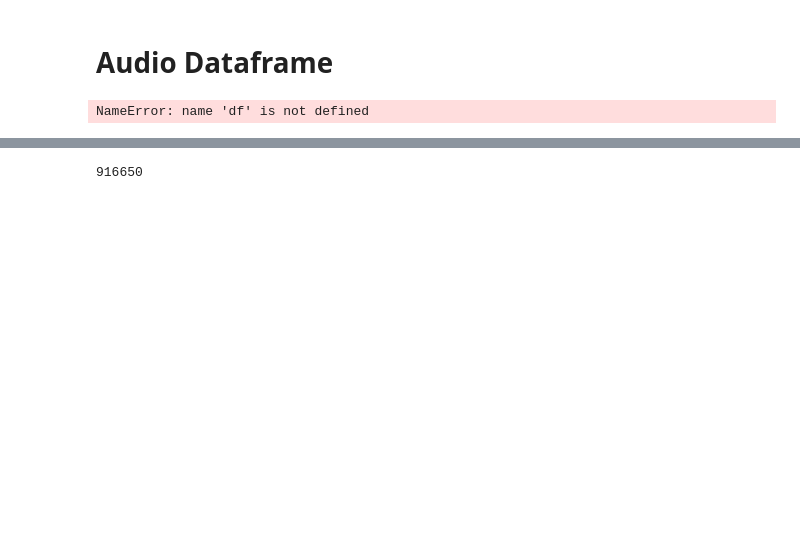
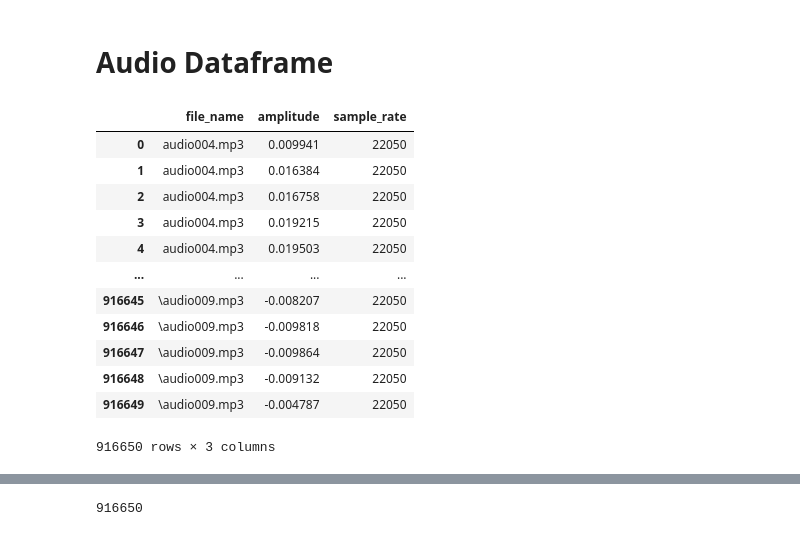
Before and after one commit to mwahid60/audio_preprocesing, a Jupyter notebook: emotion.ipynb, the cells around one changed output, grey strips where cells are left out. Saved outputs shown, nothing was run; the diff lists cells and outputs as text; code cells hidden in the pictures; blank space fills up the shorter version.

```diff
--- a/emotion.ipynb
+++ b/emotion.ipynb
@@ -63,9 +63,21 @@ df['file_name'] = file_name
 df['amplitude'] = amplitude
 df['sample_rate'] = sample_rate
 # %%
-df.head(15)
+df
 # %% [output]
+|  | file_name | amplitude | sample_rate |
+| 0 | audio004.mp3 | 0.009941 | 22050 |
+| 1 | audio004.mp3 | 0.016384 | 22050 |
+| 2 | audio004.mp3 | 0.016758 | 22050 |
+| 3 | audio004.mp3 | 0.019215 | 22050 |
+| 4 | audio004.mp3 | 0.019503 | 22050 |
+| ... | ... | ... | ... |
+| 916645 | \audio009.mp3 | -0.008207 | 22050 |
+| 916646 | \audio009.mp3 | -0.009818 | 22050 |
+| 916647 | \audio009.mp3 | -0.009864 | 22050 |
+| 916648 | \audio009.mp3 | -0.009132 | 22050 |
+| 916649 | \audio009.mp3 | -0.004787 | 22050 |
-NameError: name 'df' is not defined
+916650 rows × 3 columns
 # %%
 # waktu dalam detik
 len(y)/sr
```
Also changed, not shown: parts of 3 cells of this notebook.
